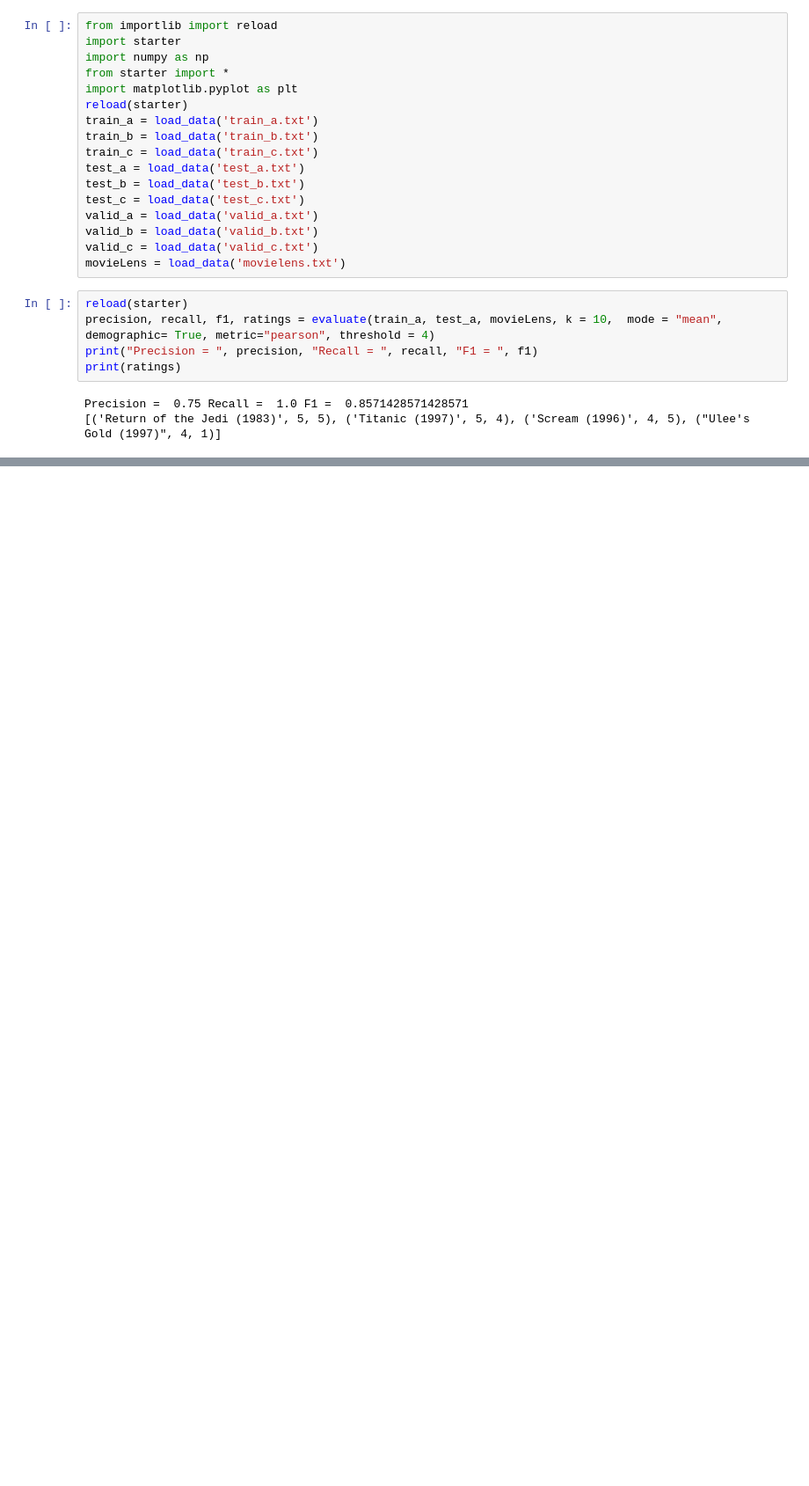
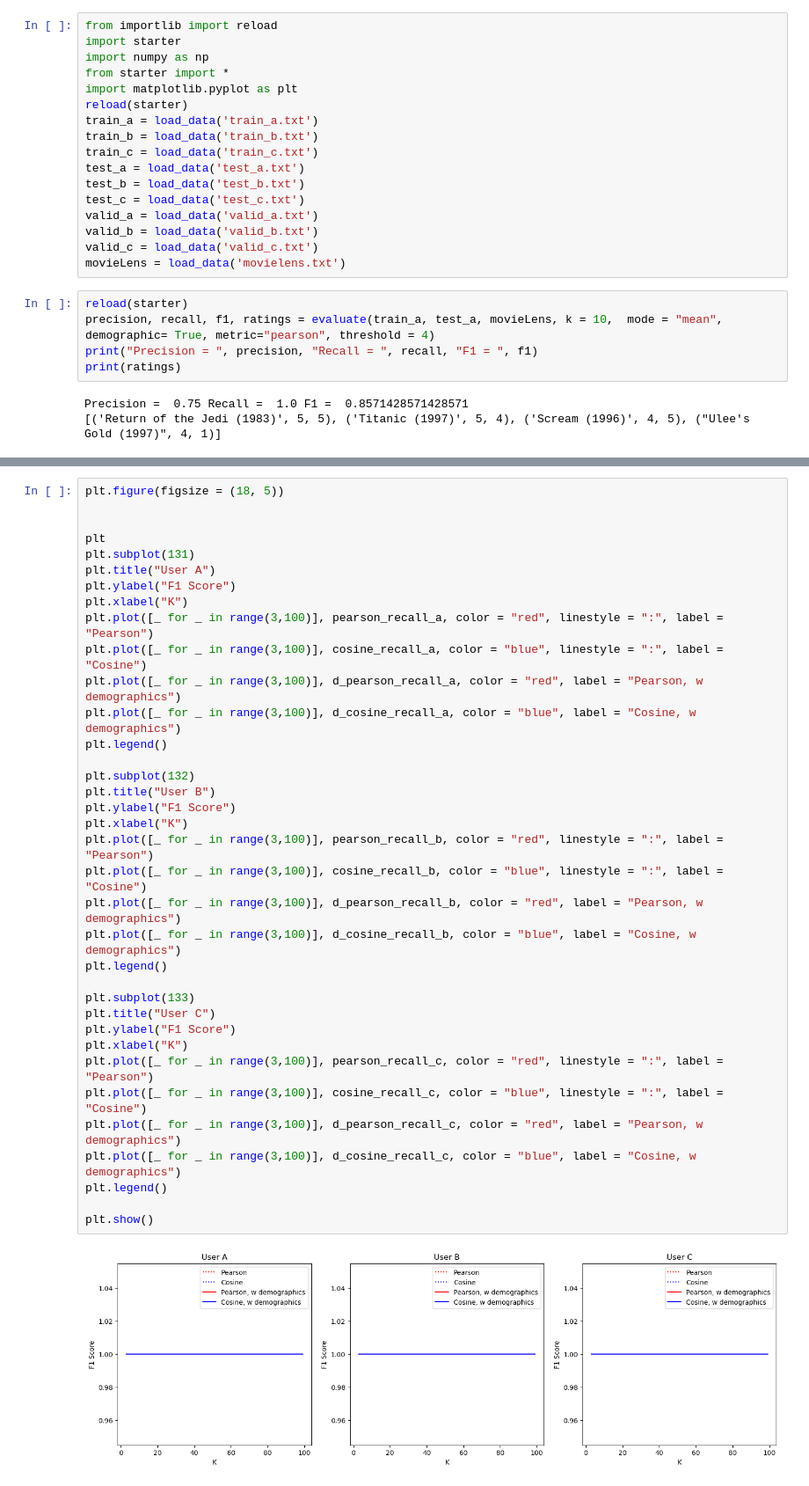
Before and after one commit to mubolin2001/CS349_hw2, a Jupyter notebook: HW2.ipynb, the cells around one changed output, grey strips where cells are left out. Shown: that part at 88% size. Saved outputs shown, nothing was run; the diff lists cells and outputs as text; blank space fills up the shorter version.

```diff
--- a/HW2.ipynb
+++ b/HW2.ipynb
@@ -63,0 +219,38 @@ plt.show()
+# %%
+plt.figure(figsize = (18, 5))
+
+
+plt
+plt.subplot(131)
+plt.title("User A")
+plt.ylabel("F1 Score")
+plt.xlabel("K")
+plt.plot([_ for _ in range(3,100)], pearson_recall_a, color = "red", linestyle = ":", label = "Pearson")
+plt.plot([_ for _ in range(3,100)], cosine_recall_a, color = "blue", linestyle = ":", label = "Cosine")
+plt.plot([_ for _ in range(3,100)], d_pearson_recall_a, color = "red", label = "Pearson, w demographics")
+plt.plot([_ for _ in range(3,100)], d_cosine_recall_a, color = "blue", label = "Cosine, w demographics")
+plt.legend()
+
+plt.subplot(132)
+plt.title("User B")
+plt.ylabel("F1 Score")
+plt.xlabel("K")
+plt.plot([_ for _ in range(3,100)], pearson_recall_b, color = "red", linestyle = ":", label = "Pearson")
+plt.plot([_ for _ in range(3,100)], cosine_recall_b, color = "blue", linestyle = ":", label = "Cosine")
+plt.plot([_ for _ in range(3,100)], d_pearson_recall_b, color = "red", label = "Pearson, w demographics")
+plt.plot([_ for _ in range(3,100)], d_cosine_recall_b, color = "blue", label = "Cosine, w demographics")
+plt.legend()
+
+plt.subplot(133)
+plt.title("User C")
+plt.ylabel("F1 Score")
+plt.xlabel("K")
+plt.plot([_ for _ in range(3,100)], pearson_recall_c, color = "red", linestyle = ":", label = "Pearson")
+plt.plot([_ for _ in range(3,100)], cosine_recall_c, color = "blue", linestyle = ":", label = "Cosine")
+plt.plot([_ for _ in range(3,100)], d_pearson_recall_c, color = "red", label = "Pearson, w demographics")
+plt.plot([_ for _ in range(3,100)], d_cosine_recall_c, color = "blue", label = "Cosine, w demographics")
+plt.legend()
+
+plt.show()
+# %% [output]
+[figure, added]
```
Also changed, not shown: parts of 13 cells of this notebook, 7 other files.
